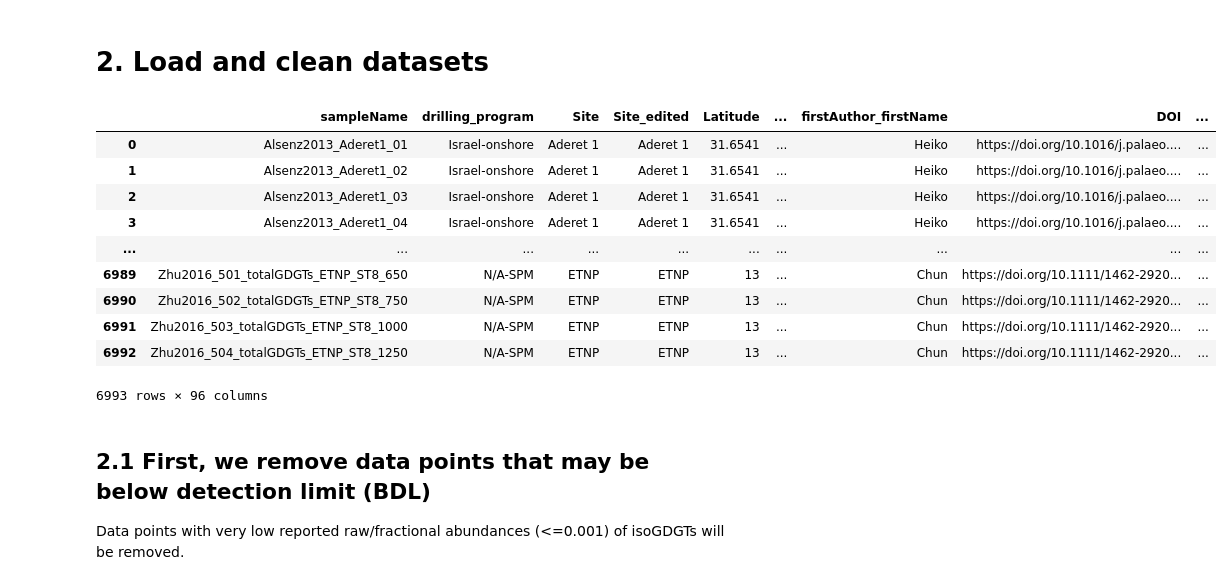
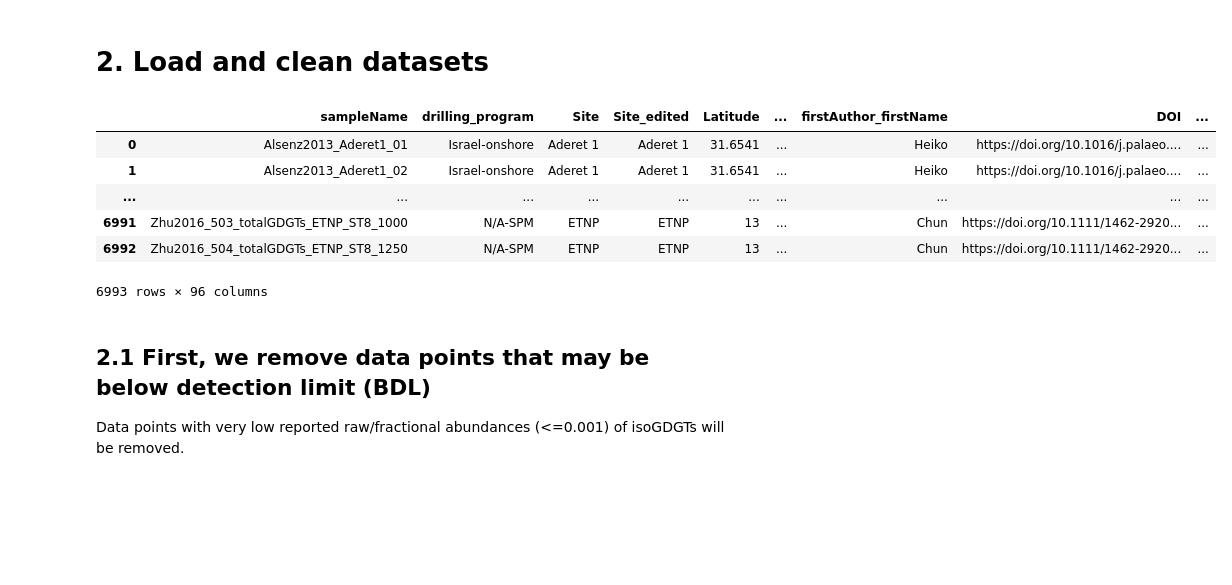
Before and after one commit to PaleoLipidRR/marine-AOA-GDGT-distribution, a Jupyter notebook: PNAS_pythonCodeS1_BeyondTEX86_preprocessing_RR.ipynb, the cells around one changed output. Cells and saved outputs as stored; diff of their text form; code cells hidden in the pictures; blank space fills up the shorter version.

```diff
--- a/PNAS_pythonCodeS1_BeyondTEX86_preprocessing_RR.ipynb
+++ b/PNAS_pythonCodeS1_BeyondTEX86_preprocessing_RR.ipynb
@@ -262,25 +187,22 @@ def sigmaT_cal_Miller_and_Poisson_1981(temp_array,sal_array):
 # url = 'https://github.com/PaleoLipidRR/marine-AOA-GDGT-distribution/blob/f4f509c3c5f914a64d384529b6884ca2eaa5b01f/spreadsheets/MarineGDGT_GlobalCompilation_for_supp_07_093021_QCed_RR.csv'
 # download = github_session.get(url).content
 # %%
+pd.set_option('display.max_rows',4,'display.max_columns',10)
 filename = "/content/drive/MyDrive/Colab Notebooks/Excel/MarineAOA_project/MarineGDGT_GlobalCompilation_for_supp_07_093021_QCed_RR.xlsx"  ### Replace with your the location of your file
 df = pd.read_excel(filename)
 df = df.rename(columns={
                         'Sample Age (Ma)':'sampleAge',
                         'Broad Filtration Class':'lipidClass',
                         'Lipid Extractions':'lipidExtractionMethod',
                         'Filter pore size':'filterPoreSize',
                         'Geological Age\n(Name)':'geoEpoch'
                        })
 df
 # %% [output]
 |  | sampleName | drilling_program | Site | Site_edited | Latitude | ... | firstAuthor_firstName | DOI | ... |
 | 0 | Alsenz2013_Aderet1_01 | Israel-onshore | Aderet 1 | Aderet 1 | 31.6541 | ... | Heiko | https://doi.org/10.1016/j.palaeo.... | ... |
 | 1 | Alsenz2013_Aderet1_02 | Israel-onshore | Aderet 1 | Aderet 1 | 31.6541 | ... | Heiko | https://doi.org/10.1016/j.palaeo.... | ... |
-| 2 | Alsenz2013_Aderet1_03 | Israel-onshore | Aderet 1 | Aderet 1 | 31.6541 | ... | Heiko | https://doi.org/10.1016/j.palaeo.... | ... |
-| 3 | Alsenz2013_Aderet1_04 | Israel-onshore | Aderet 1 | Aderet 1 | 31.6541 | ... | Heiko | https://doi.org/10.1016/j.palaeo.... | ... |
 | ... | ... | ... | ... | ... | ... | ... | ... | ... | ... |
-| 6989 | Zhu2016_501_totalGDGTs_ETNP_ST8_650 | N/A-SPM | ETNP | ETNP | 13 | ... | Chun | https://doi.org/10.1111/1462-2920... | ... |
-| 6990 | Zhu2016_502_totalGDGTs_ETNP_ST8_750 | N/A-SPM | ETNP | ETNP | 13 | ... | Chun | https://doi.org/10.1111/1462-2920... | ... |
 | 6991 | Zhu2016_503_totalGDGTs_ETNP_ST8_1000 | N/A-SPM | ETNP | ETNP | 13 | ... | Chun | https://doi.org/10.1111/1462-2920... | ... |
 | 6992 | Zhu2016_504_totalGDGTs_ETNP_ST8_1250 | N/A-SPM | ETNP | ETNP | 13 | ... | Chun | https://doi.org/10.1111/1462-2920... | ... |
 6993 rows × 96 columns
```
Also changed, not shown: parts of 32 cells of this notebook.
